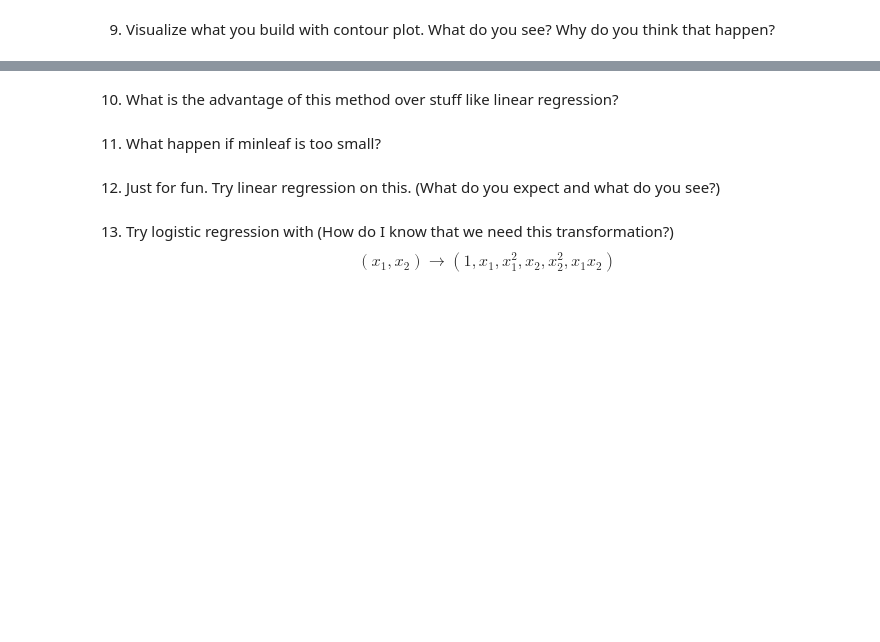
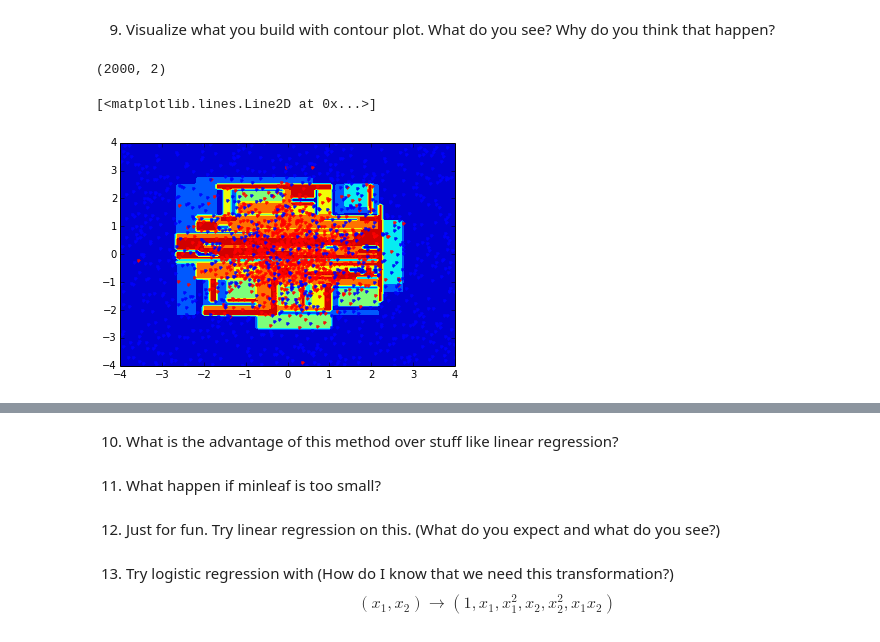
Before and after one commit to KongsakTi/PatternReg, a Jupyter notebook: Exercise 7/Non-Parametric Methods.ipynb, the cells around one changed output, grey strips where cells are left out. Saved outputs shown, nothing was run; the diff lists cells and outputs as text; code cells hidden in the pictures; blank space fills up the shorter version.

```diff
--- a/Exercise 7/Non-Parametric Methods.ipynb
+++ b/Exercise 7/Non-Parametric Methods.ipynb
@@ -209,0 +284,49 @@ plt.plot(features[cls<0, 0], features[cls<0, 1], '.b', alpha=0.3)
+# %%
+def make_tree(features, cls, minleaf):
+                                  #cls[cls>0] == len(cls)
+    if len(features) < minleaf:
+        return DecisionNode(None, None, sum(cls>0)/float(len(features)))
+    elif sum(cls>0) == len(cls):
+        return DecisionNode(None, None, 1 if cls[0] > 0 else 0)
+    else:
+        vid, cut, s, left, ftLeft, right, ftRight = find_cut(features, cls)
+        node = DecisionNode(vid, cut)
+        node.left = make_tree(ftLeft, left, minleaf)
+        node.right = make_tree(ftRight, right, minleaf)
+
+        return node
+# %%
+print features.shape
+tree = make_tree(features, cls, 20)
+# %% [output]
+(2000, 2)
+# %%
+x1s = np.linspace(-4, 4, 100)
+x2s = np.linspace(-4, 4, 100)
+zs = np.zeros((100,100))
+
+for ix1, x1 in enumerate(x1s):
+    for ix2, x2 in enumerate(x2s):
+        zs[ix1, ix2] = tree.classify([x1, x2])
+
+plt.contourf(x1s, x2s, zs.T)
+np.random.seed(1234)
+xp1 = np.random.randn(1000,1)
+xp2 = np.random.randn(1000,1)
+pcls = np.zeros((1000))
+pcls[:] = 1
+xn1 = np.random.random((1000,1))*8-4
+xn2 = np.random.random((1000,1))*8-4
+ncls = np.zeros((1000))
+ncls[:] = -1
+x1s = np.concatenate([xp1, xn1])
+x2s = np.concatenate([xp2, xn2])
+cls = np.concatenate([pcls, ncls])
+features = np.concatenate((x1s, x2s), axis=1)
+
+cls>0
+plt.plot(features[cls>0, 0], features[cls>0, 1], '.r', alpha=0.9)
+plt.plot(features[cls<0, 0], features[cls<0, 1], '.b', alpha=0.9)
+# %% [output]
+[<matplotlib.lines.Line2D at 0x...>]
+[figure, added]
```
Also changed, not shown: parts of 7 cells of this notebook.
